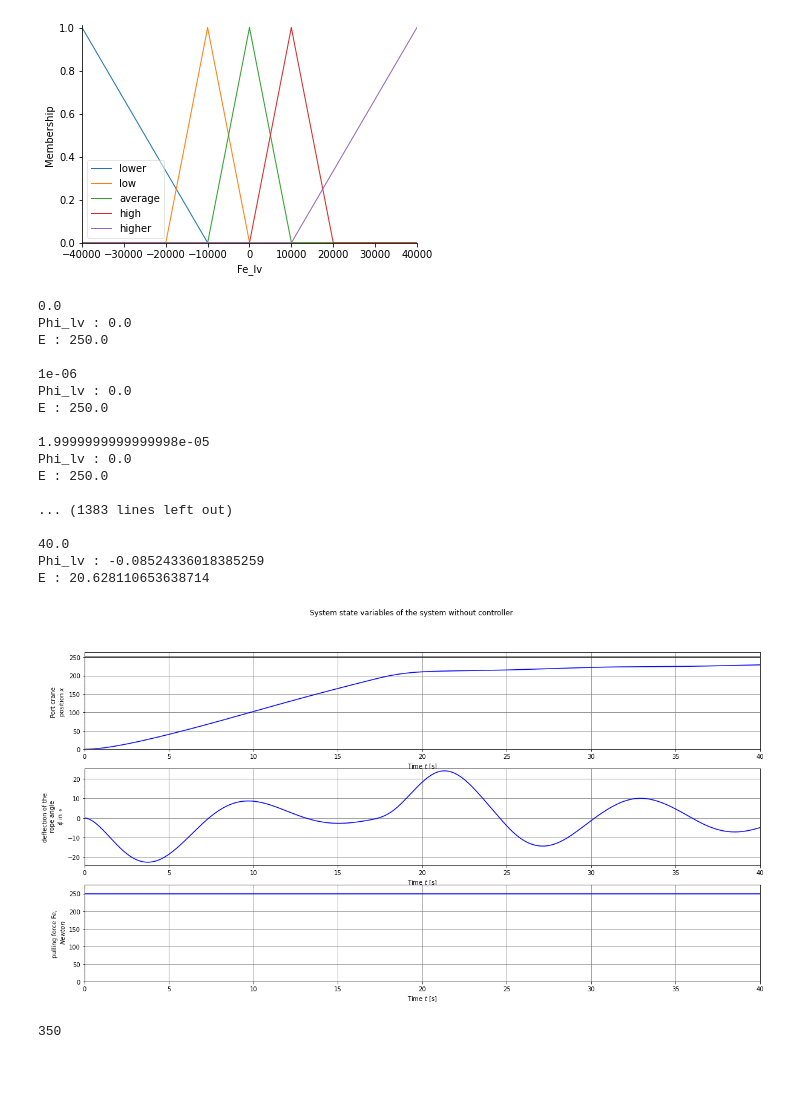
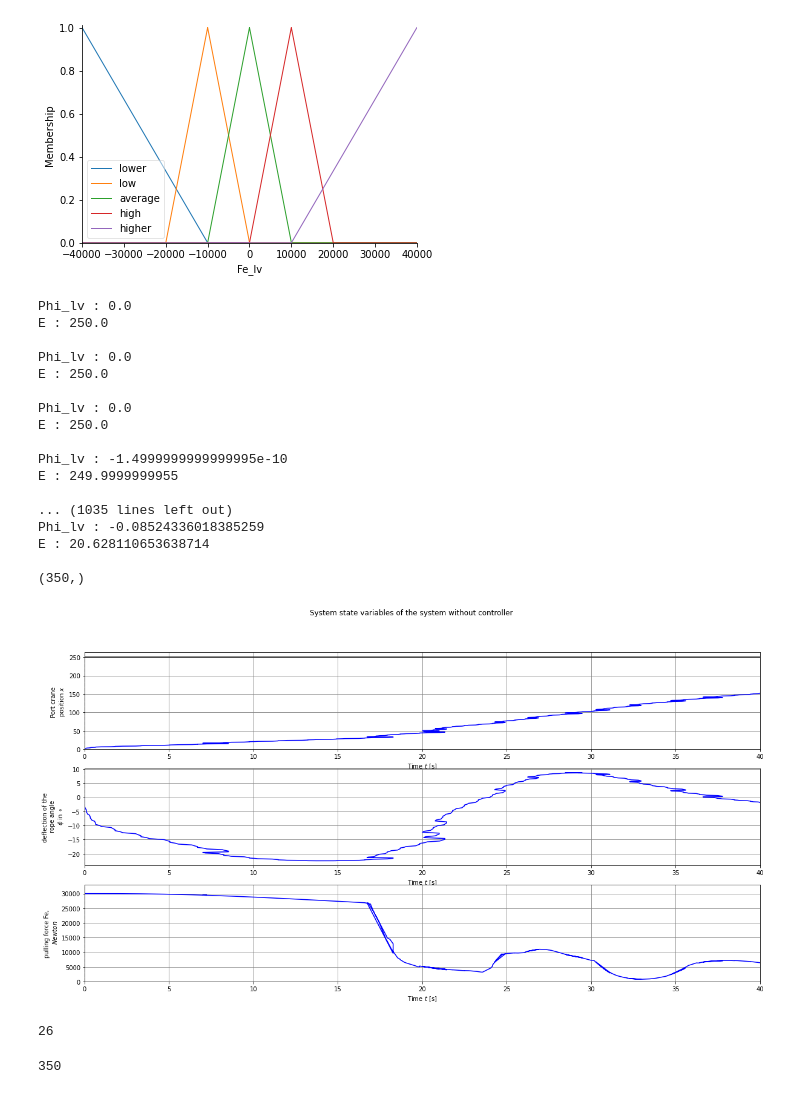
Before and after one commit to dvogureckiy99/Fuzzy, a Jupyter notebook: lab3.ipynb, the cells around one changed output. Saved outputs shown, nothing was run; the diff lists cells and outputs as text; code cells hidden in the pictures.

```diff
--- a/lab3.ipynb
+++ b/lab3.ipynb
@@ -644,7 +644,7 @@ def _find_size(sysval, vecval):
     raise ValueError("Can't determine size of system component.")
 
 def _process_time_response(
-        sys, yout, xout, transpose=None, return_x=False,return_t_u_y = False,
+        sys, tout, yout, xout, u,transpose=None, return_x=False,return_t_u_y = False,
         squeeze=None, input=None, output=None):
       # If squeeze was not specified, figure out the default (might remain None)
     if squeeze is None:
@@ -705,11 +705,14 @@ def input_output_response(
   n_steps = len(T)
   # Update the parameter values
   sys._update_params(params)
-  global U
+
+  global U,Tnew
   U=[]
+  Tnew=[]
   def ufun(t,x):
-    global U
-    print(t)
+    global U,Tnew
+    Tnew=np.append(Tnew,t)
+    #X=np.append(X,x)
     sys_sim.input['E'] = x_zad-x[0] #ошибка по координате
     sys_sim.input['Phi_lv'] = x[2]  #ошибка по углу отклонения
     print(sys_sim.input)
@@ -738,13 +741,13 @@ def input_output_response(
 
   # Compute the output associated with the state (and use sys.out to
   # figure out the number of outputs just in case it wasn't specified)
-  y = np.zeros((np.shape(sys._out(T[0], X0, x_zad))[0], len(T)))
+  y = np.zeros((np.shape(sys._out(Tnew[0], X0, x_zad))[0], len(Tnew)))
   u = U[0] if len(U.shape) == 1 else U[:, 0]
-  for i in range(len(T)):
-    #u = U[i] if len(U.shape) == 1 else U[:, i]
-    y[:, i] = sys._out(T[i], soln.y[:, i], [4e4] )
+  for i in range(len(U)):
+    u = U[i] if len(U.shape) == 1 else U[:, i]
+    y[:, i] = sys._out(Tnew[i], soln.y[:, i], u )
 
-  return _process_time_response(sys, y, soln.y, transpose=transpose,
+  return _process_time_response(sys, Tnew, y, soln.y,U, transpose=transpose,
                                   return_t_u_y=return_t_u_y, squeeze=squeeze)
 # %%
 # Define the generator for simulating an system with Fuzzy-controller
@@ -755,44 +758,48 @@ T_N=int(1e3+1) #points for simulation
 time_interval_stop = 40 # length of time interval in sec
 time_application_of_force = 10
 
 T = np.linspace(0, time_interval_stop, (T_N))
 N_time_start_force = math.ceil((time_start_force/time_interval_stop)*(T_N))
 #Fe = np.array([0])
 N_time_application_of_force = math.ceil((time_application_of_force/time_interval_stop)*(T_N))
 
-sys_state = np.array([[0],[0],[0],[0]])
-sys_state = input_output_response(sys_object, T, x_zad,  sys_state[0:4,0],
-                                  params={},Fuzzy_regulator=sys_sim,return_t_u_y=False)
-
+sys_initial_state = np.array([[0],[0],[0],[0]])
+(tout, u, sys_state) = input_output_response(sys_object, T, x_zad,  sys_initial_state[0:4,0],
+                                  params={},Fuzzy_regulator=sys_sim,return_t_u_y=True)
+print(tout.shape)
 #create graphics
 figsize=(20,10)
 plt.figure(figsize=figsize)
-subplots = system_dynamic_plot(sys_object, T, sys_state, u=x_zad_en,x_ref=x_zad,
+subplots = system_dynamic_plot(sys_object, tout, sys_state, u=u ,x_ref=x_zad,
          t_start_input=time_start_force, linetype='-b',fig_size=figsize)
 
 # Add title and legend
 plt.suptitle('System state variables of the system without controller')
 import matplotlib.lines as mlines
 pi_line = mlines.Line2D([], [], color='blue', linestyle='-', label='without controller')
 # %% [output]
-0.0
 Phi_lv : 0.0
 E : 250.0
 
-1e-06
 Phi_lv : 0.0
 E : 250.0
 
-1.9999999999999998e-05
 Phi_lv : 0.0
 E : 250.0
 
-... (1383 lines left out)
+Phi_lv : -1.4999999999999995e-10
+E : 249.9999999955
 
-40.0
+... (1035 lines left out)
 Phi_lv : -0.08524336018385259
 E : 20.628110653638714
+
+(350,)
-[figure, old version]
+[figure, new version]
+# %%
+print(u)
+# %% [output]
+26
 # %%
 U[2]
 # %% [output]
```
